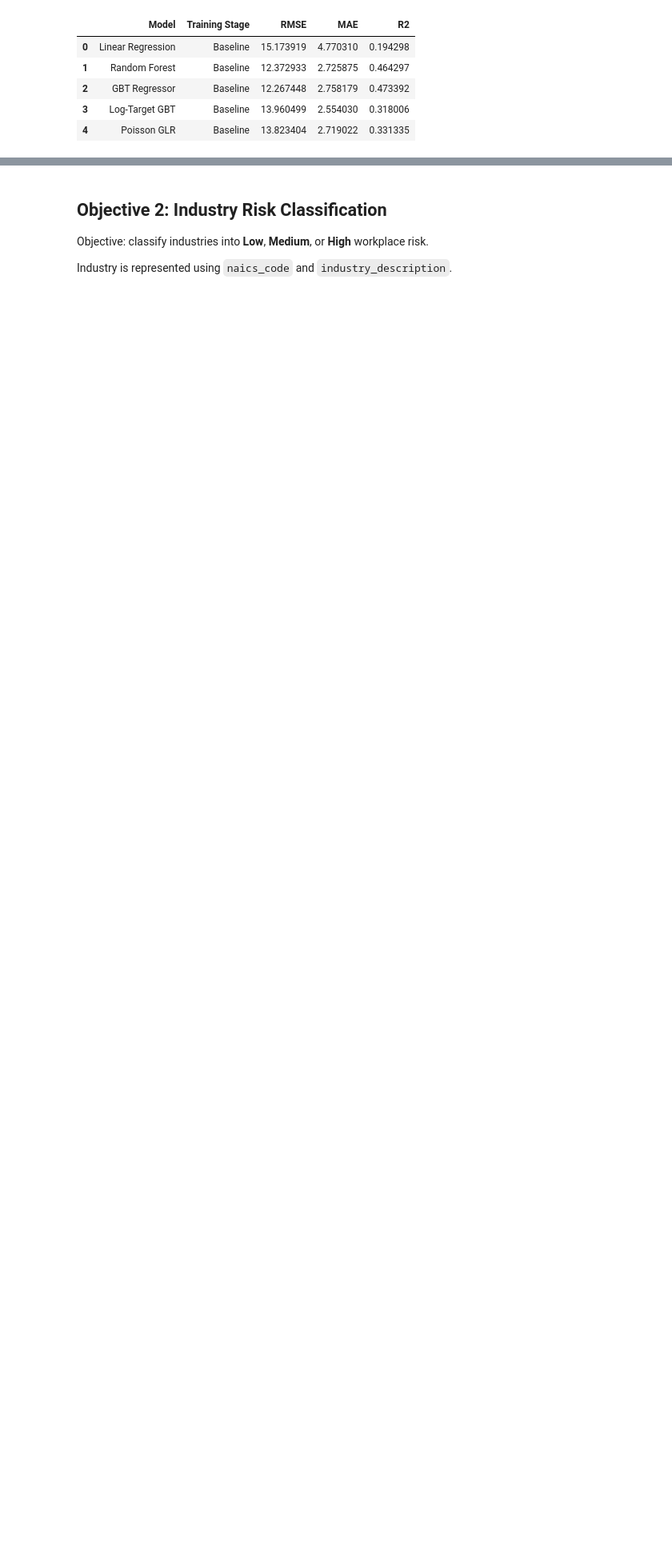
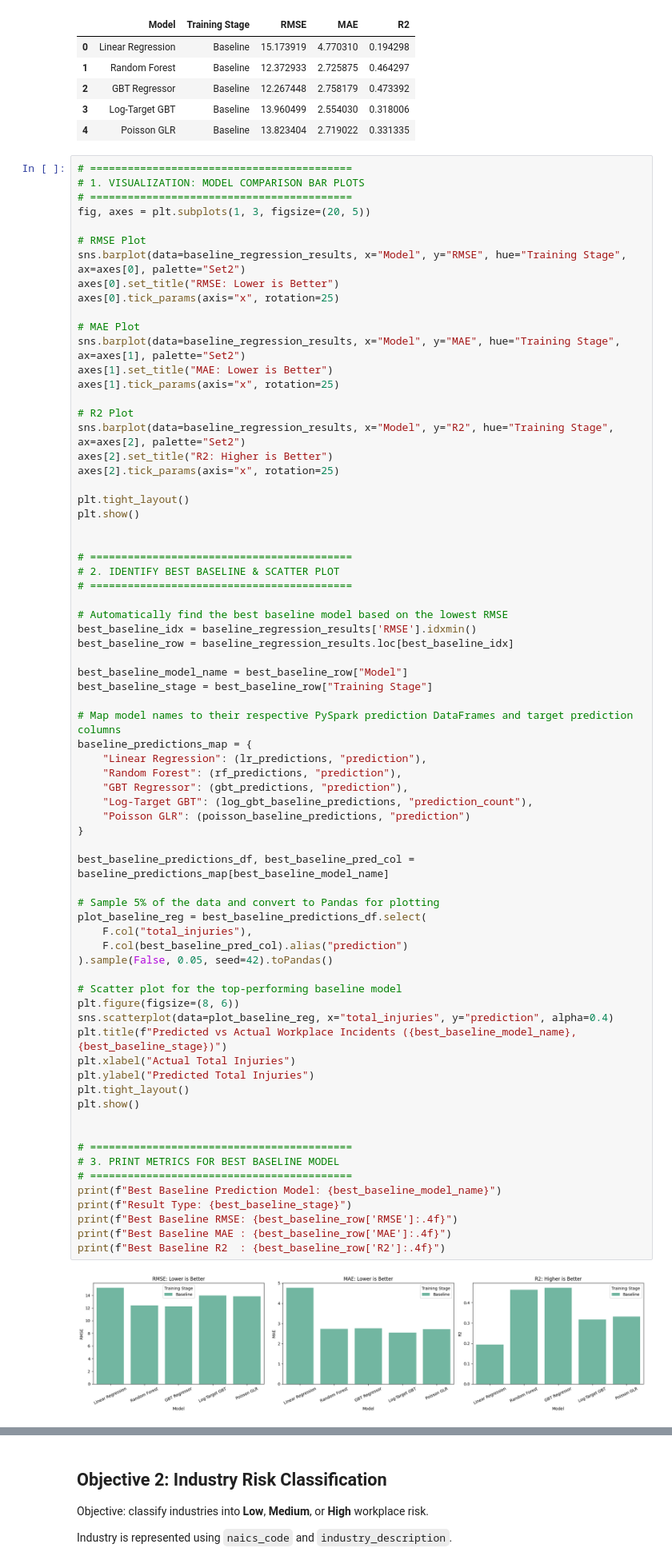
Before and after one commit to rhonaeloisa/risk.IT.all, a Jupyter notebook: risk_IT_all_model_training.ipynb, the cells around one changed output, grey strips where cells are left out. Shown at 80% size. Drawn from its saved outputs; the diff is of its cells as text; blank space fills up the shorter version.

```diff
--- a/risk_IT_all_model_training.ipynb
+++ b/risk_IT_all_model_training.ipynb
@@ -1801,3 +256,76 @@ baseline_regression_results
 | 2 | GBT Regressor | Baseline | 12.267448 | 2.758179 | 0.473392 |
 | 3 | Log-Target GBT | Baseline | 13.960499 | 2.554030 | 0.318006 |
 | 4 | Poisson GLR | Baseline | 13.823404 | 2.719022 | 0.331335 |
+# %%
+# ==========================================
+# 1. VISUALIZATION: MODEL COMPARISON BAR PLOTS
+# ==========================================
+fig, axes = plt.subplots(1, 3, figsize=(20, 5))
+
+# RMSE Plot
+sns.barplot(data=baseline_regression_results, x="Model", y="RMSE", hue="Training Stage", ax=axes[0], palette="Set2")
+axes[0].set_title("RMSE: Lower is Better")
+axes[0].tick_params(axis="x", rotation=25)
+
+# MAE Plot
+sns.barplot(data=baseline_regression_results, x="Model", y="MAE", hue="Training Stage", ax=axes[1], palette="Set2")
+axes[1].set_title("MAE: Lower is Better")
+axes[1].tick_params(axis="x", rotation=25)
+
+# R2 Plot
+sns.barplot(data=baseline_regression_results, x="Model", y="R2", hue="Training Stage", ax=axes[2], palette="Set2")
+axes[2].set_title("R2: Higher is Better")
+axes[2].tick_params(axis="x", rotation=25)
+
+plt.tight_layout()
+plt.show()
+
+
+# ==========================================
+# 2. IDENTIFY BEST BASELINE & SCATTER PLOT
+# ==========================================
+
+# Automatically find the best baseline model based on the lowest RMSE
+best_baseline_idx = baseline_regression_results['RMSE'].idxmin()
+best_baseline_row = baseline_regression_results.loc[best_baseline_idx]
+
+best_baseline_model_name = best_baseline_row["Model"]
+best_baseline_stage = best_baseline_row["Training Stage"]
+
+# Map model names to their respective PySpark prediction DataFrames and target prediction columns
+baseline_predictions_map = {
+    "Linear Regression": (lr_predictions, "prediction"),
+    "Random Forest": (rf_predictions, "prediction"),
+    "GBT Regressor": (gbt_predictions, "prediction"),
+    "Log-Target GBT": (log_gbt_baseline_predictions, "prediction_count"),
+    "Poisson GLR": (poisson_baseline_predictions, "prediction")
+}
+
+best_baseline_predictions_df, best_baseline_pred_col = baseline_predictions_map[best_baseline_model_name]
+
+# Sample 5% of the data and convert to Pandas for plotting
+plot_baseline_reg = best_baseline_predictions_df.select(
+    F.col("total_injuries"),
+    F.col(best_baseline_pred_col).alias("prediction")
+).sample(False, 0.05, seed=42).toPandas()
+
+# Scatter plot for the top-performing baseline model
+plt.figure(figsize=(8, 6))
+sns.scatterplot(data=plot_baseline_reg, x="total_injuries", y="prediction", alpha=0.4)
+plt.title(f"Predicted vs Actual Workplace Incidents ({best_baseline_model_name}, {best_baseline_stage})")
+plt.xlabel("Actual Total Injuries")
+plt.ylabel("Predicted Total Injuries")
+plt.tight_layout()
+plt.show()
+
+
+# ==========================================
+# 3. PRINT METRICS FOR BEST BASELINE MODEL
+# ==========================================
+print(f"Best Baseline Prediction Model: {best_baseline_model_name}")
+print(f"Result Type: {best_baseline_stage}")
+print(f"Best Baseline RMSE: {best_baseline_row['RMSE']:.4f}")
+print(f"Best Baseline MAE : {best_baseline_row['MAE']:.4f}")
+print(f"Best Baseline R2  : {best_baseline_row['R2']:.4f}")
+# %% [output]
+[figure, added]
```
Also changed, not shown: parts of 64 cells of this notebook.
